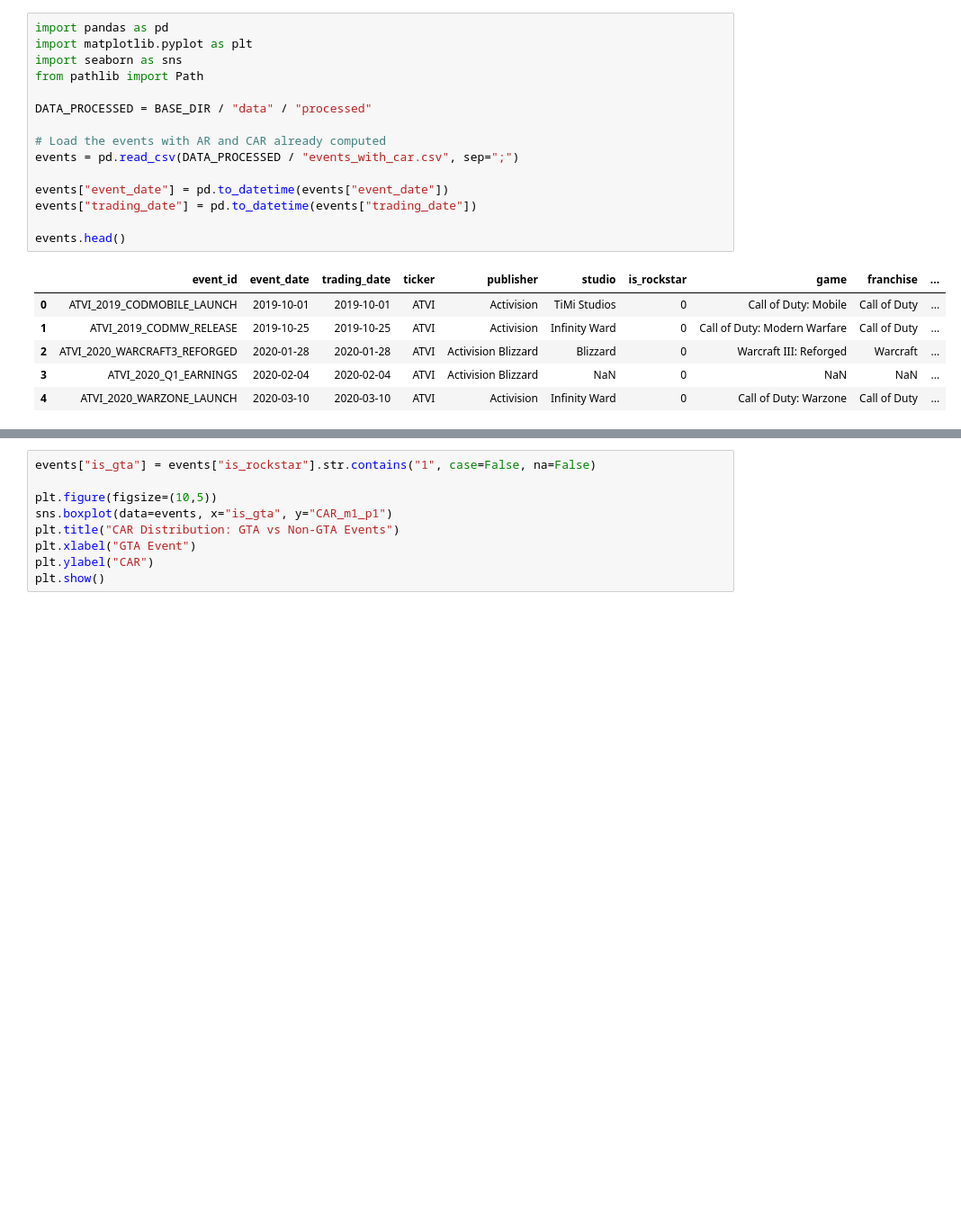
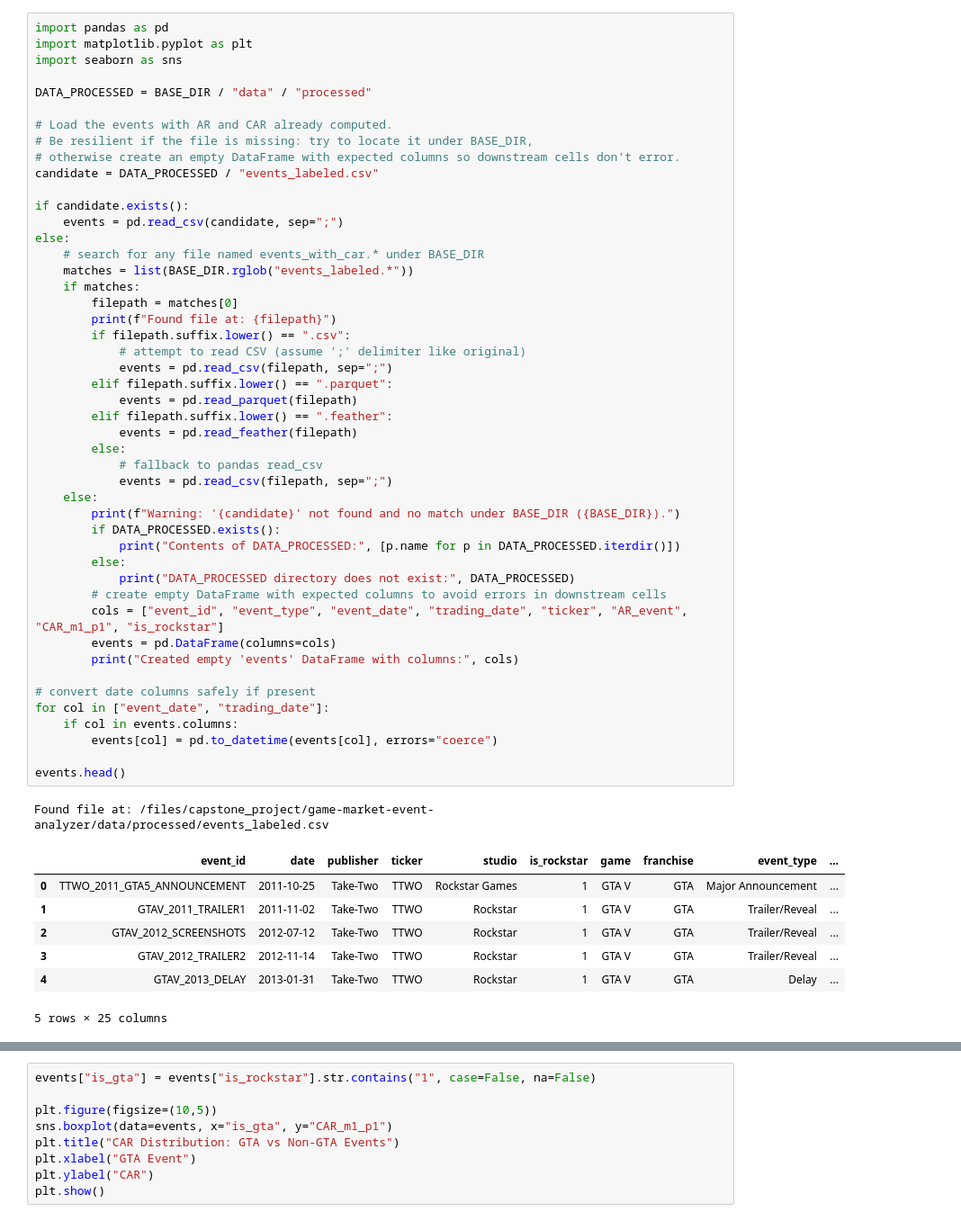
Before and after one commit to AawinAru/Game-Market-Event-Analyzer, a Jupyter notebook: notebooks/visualize_ar_car.ipynb, the cells around one changed output, grey strips where cells are left out. Shown: that part at 90% size. Drawn from its saved outputs; the diff is of its cells as text; blank space fills up the shorter version.

```diff
--- a/notebooks/visualize_ar_car.ipynb
+++ b/notebooks/visualize_ar_car.ipynb
@@ -17,25 +17,59 @@ DATA_PROCESSED exists: True
 # %%
 import pandas as pd
 import matplotlib.pyplot as plt
 import seaborn as sns
-from pathlib import Path
 
 DATA_PROCESSED = BASE_DIR / "data" / "processed"
 
-# Load the events with AR and CAR already computed
-events = pd.read_csv(DATA_PROCESSED / "events_with_car.csv", sep=";")
+# Load the events with AR and CAR already computed.
+# Be resilient if the file is missing: try to locate it under BASE_DIR,
+# otherwise create an empty DataFrame with expected columns so downstream cells don't error.
+candidate = DATA_PROCESSED / "events_labeled.csv"
 
-events["event_date"] = pd.to_datetime(events["event_date"])
-events["trading_date"] = pd.to_datetime(events["trading_date"])
+if candidate.exists():
+	events = pd.read_csv(candidate, sep=";")
+else:
+	# search for any file named events_with_car.* under BASE_DIR
+	matches = list(BASE_DIR.rglob("events_labeled.*"))
+	if matches:
+		filepath = matches[0]
+		print(f"Found file at: {filepath}")
+		if filepath.suffix.lower() == ".csv":
+			# attempt to read CSV (assume ';' delimiter like original)
+			events = pd.read_csv(filepath, sep=";")
+		elif filepath.suffix.lower() == ".parquet":
+			events = pd.read_parquet(filepath)
+		elif filepath.suffix.lower() == ".feather":
+			events = pd.read_feather(filepath)
+		else:
+			# fallback to pandas read_csv
+			events = pd.read_csv(filepath, sep=";")
+	else:
+		print(f"Warning: '{candidate}' not found and no match under BASE_DIR ({BASE_DIR}).")
+		if DATA_PROCESSED.exists():
+			print("Contents of DATA_PROCESSED:", [p.name for p in DATA_PROCESSED.iterdir()])
+		else:
+			print("DATA_PROCESSED directory does not exist:", DATA_PROCESSED)
+		# create empty DataFrame with expected columns to avoid errors in downstream cells
+		cols = ["event_id", "event_type", "event_date", "trading_date", "ticker", "AR_event", "CAR_m1_p1", "is_rockstar"]
+		events = pd.DataFrame(columns=cols)
+		print("Created empty 'events' DataFrame with columns:", cols)
+
+# convert date columns safely if present
+for col in ["event_date", "trading_date"]:
+	if col in events.columns:
+		events[col] = pd.to_datetime(events[col], errors="coerce")
 
 events.head()
 # %% [output]
+Found file at: /files/capstone_project/game-market-event-analyzer/data/processed/events_labeled.csv
-|  | event_id | event_date | trading_date | ticker | publisher | studio | is_rockstar | game | franchise | ... |
-| 0 | ATVI_2019_CODMOBILE_LAUNCH | 2019-10-01 | 2019-10-01 | ATVI | Activision | TiMi Studios | 0 | Call of Duty: Mobile | Call of Duty | ... |
-| 1 | ATVI_2019_CODMW_RELEASE | 2019-10-25 | 2019-10-25 | ATVI | Activision | Infinity Ward | 0 | Call of Duty: Modern Warfare | Call of Duty | ... |
-| 2 | ATVI_2020_WARCRAFT3_REFORGED | 2020-01-28 | 2020-01-28 | ATVI | Activision Blizzard | Blizzard | 0 | Warcraft III: Reforged | Warcraft | ... |
-| 3 | ATVI_2020_Q1_EARNINGS | 2020-02-04 | 2020-02-04 | ATVI | Activision Blizzard | NaN | 0 | NaN | NaN | ... |
-| 4 | ATVI_2020_WARZONE_LAUNCH | 2020-03-10 | 2020-03-10 | ATVI | Activision | Infinity Ward | 0 | Call of Duty: Warzone | Call of Duty | ... |
+|  | event_id | date | publisher | ticker | studio | is_rockstar | game | franchise | event_type | ... |
+| 0 | TTWO_2011_GTA5_ANNOUNCEMENT | 2011-10-25 | Take-Two | TTWO | Rockstar Games | 1 | GTA V | GTA | Major Announcement | ... |
+| 1 | GTAV_2011_TRAILER1 | 2011-11-02 | Take-Two | TTWO | Rockstar | 1 | GTA V | GTA | Trailer/Reveal | ... |
+| 2 | GTAV_2012_SCREENSHOTS | 2012-07-12 | Take-Two | TTWO | Rockstar | 1 | GTA V | GTA | Trailer/Reveal | ... |
+| 3 | GTAV_2012_TRAILER2 | 2012-11-14 | Take-Two | TTWO | Rockstar | 1 | GTA V | GTA | Trailer/Reveal | ... |
+| 4 | GTAV_2013_DELAY | 2013-01-31 | Take-Two | TTWO | Rockstar | 1 | GTA V | GTA | Delay | ... |
+5 rows × 25 columns
 # %%
 plt.figure(figsize=(10,5))
 sns.histplot(events["AR_event"].dropna(), bins=30, kde=True)
```
Also changed, not shown: parts of 7 cells of this notebook, 28 other files.
